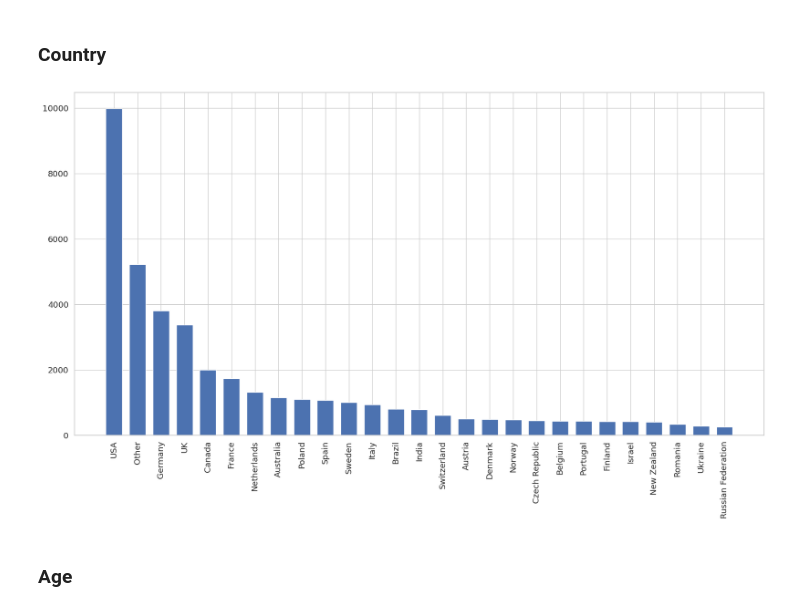
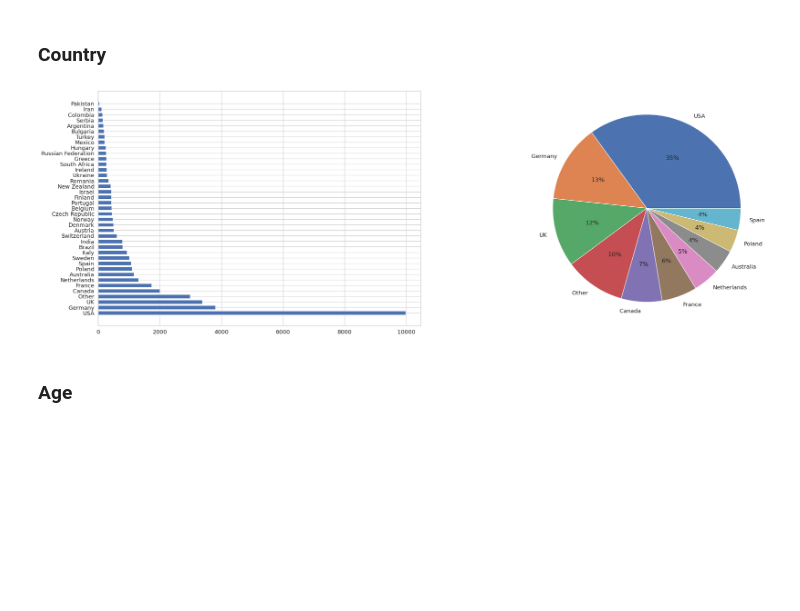
Before and after one commit to LnhU08/Developer-Salary-Prediction, a Jupyter notebook: notebooks/Preprocesíng_Visual.ipynb, the cells around one changed output. Cells and saved outputs as stored; diff of their text form; code cells hidden in the pictures; blank space fills up the shorter version.

```diff
--- a/notebooks/Preprocesíng_Visual.ipynb
+++ b/notebooks/Preprocesíng_Visual.ipynb
@@ -32,10 +39,9 @@ df.head()
 # %%
-# Chọn các cột cần lấy
-selected_columns = ['RemoteWork','EdLevel', 'YearsCodePro',
-       'DevType', 'Country', 'Age', 'LanguageHaveWorkedWith',
-       'DatabaseHaveWorkedWith', 'PlatformHaveWorkedWith',
-       'ToolsTechHaveWorkedWith', 'NEWCollabToolsHaveWorkedWith',
-       'ConvertedCompYearly']
+# Chọn các cột cần phân tích
+selected_columns = ['Country', 'Age', 'DevType', 'EdLevel', 'YearsCodePro', 'RemoteWork',
+                   'LanguageHaveWorkedWith', 'DatabaseHaveWorkedWith', 'PlatformHaveWorkedWith',
+                   'ToolsTechHaveWorkedWith', 'NEWCollabToolsHaveWorkedWith',
+                   'ConvertedCompYearly']
 # %% [markdown]
 ## Giải thích các cột
 # %% [markdown]
@@ -170,7 +176,7 @@ def YearCodeProProcess(x):
     if x ==  'More than 50 years':
         return 50
     if x == 'Less than 1 year':
-        return 1
+        return 0.5
     return float(x)
 
 def remote_work_process(val):
@@ -187,5 +233,5 @@ df = df[df['Salary'].notnull()]
 # %%
-country_map = shorten_categories(df.Country.value_counts(), 400)
+country_map = shorten_categories(df.Country.value_counts(), 200)
 df['Country'] = df['Country'].map(country_map)
 df['Country'] = df['Country'].replace('United Kingdom of Great Britain and Northern Ireland', 'UK')
 df['Country'] = df['Country'].replace('United States of America', 'USA')
@@ -580,20 +697,21 @@ plt.show()
 # %%
 country = df["Country"].value_counts()
 
 label = country.index
 value = country.values
 
-plt.figure(figsize=(20, 10))
-#plt.subplot(1,2,1)
-plt.bar(label, value, width=0.7)
-plt.xticks(rotation=90)
+plt.figure(figsize=(30, 10))  # Adjusting the figure size to make the bar chart longer
 
-#plt.subplot(1,2,2)
-#plt.pie(x=value, labels=label, autopct='%.0f%%')
+plt.subplot(1, 2, 1)
+plt.barh(label, value, height=0.7)  # Use barh for horizontal bars
+plt.yticks(rotation=0)  # Rotating y-axis ticks instead of x-axis for horizontal bars
+
+plt.subplot(1, 2, 2)
+plt.pie(x=value[:10], labels=label[:10], autopct='%.0f%%')
 
 plt.show()
 # %% [output]
-[figure, old version]
+[figure, new version]
 # %% [markdown]
 ### Age
 # %%
```
Also changed, not shown: parts of 64 cells of this notebook, 3 other files.
